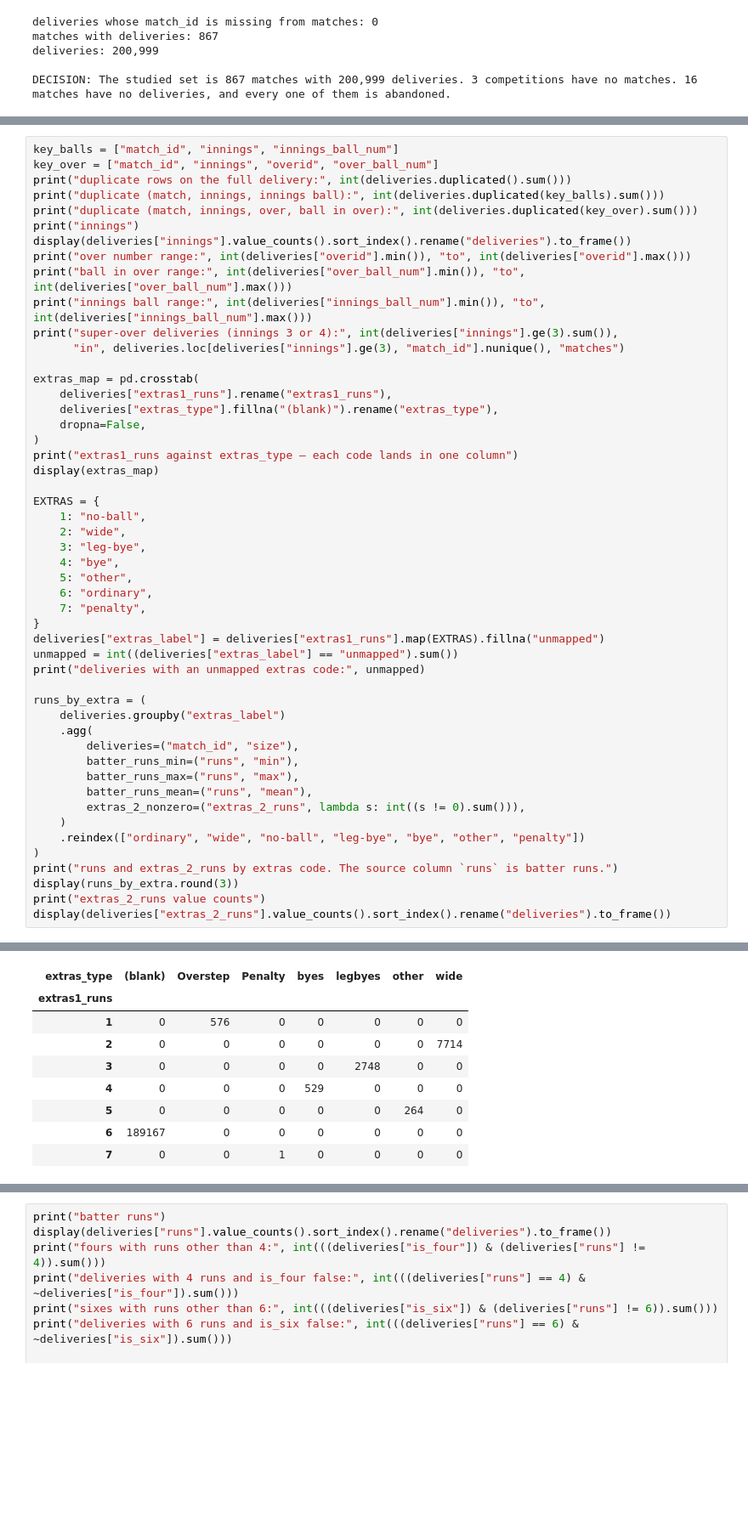
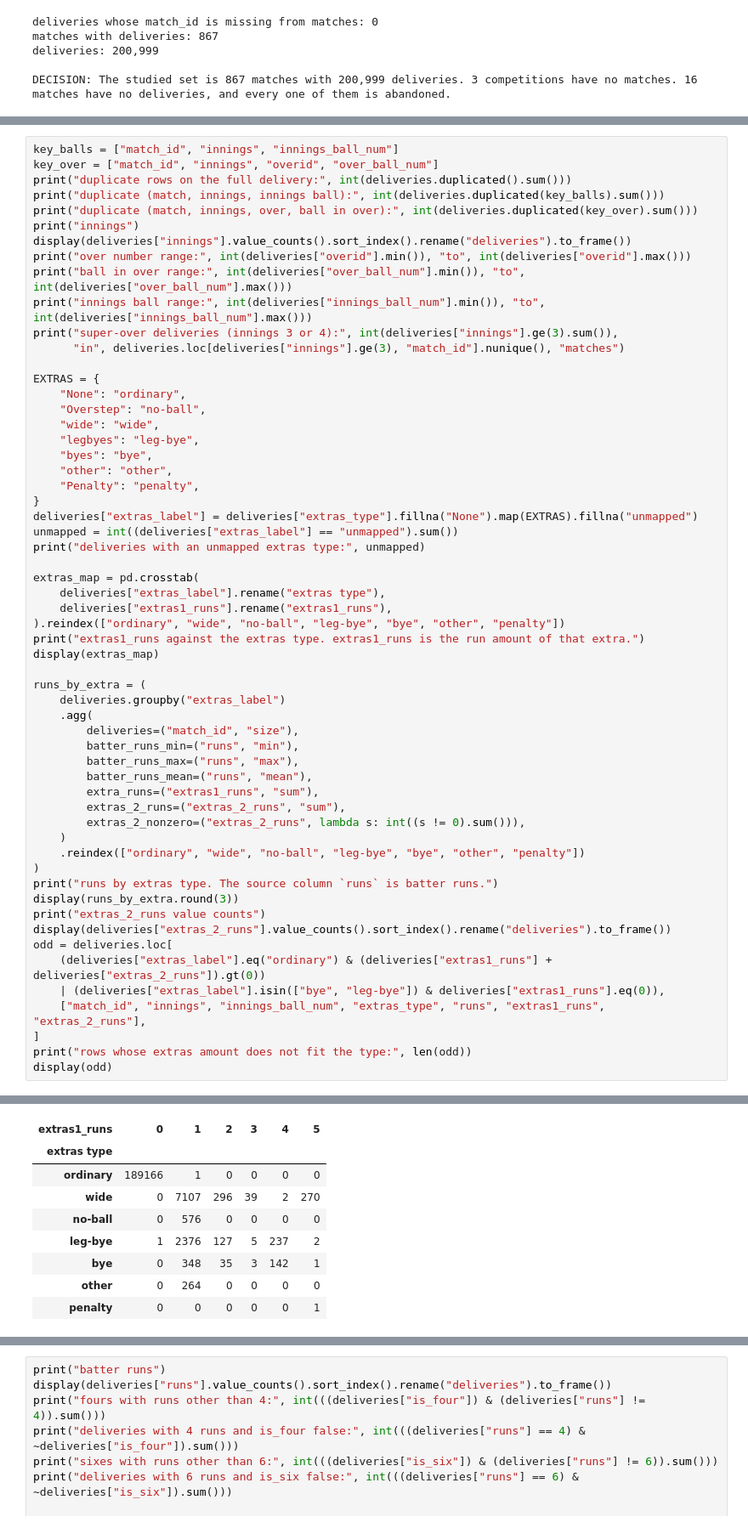
Before and after one commit to amspsingh04/supeRR, a Jupyter notebook: data_exploration.ipynb, the cells around one changed output, grey strips where cells are left out. Shown at 85% size. Saved outputs shown, nothing was run; the diff lists cells and outputs as text; blank space fills up the shorter version.

```diff
--- a/data_exploration.ipynb
+++ b/data_exploration.ipynb
@@ -198,26 +198,25 @@ print("innings ball range:", int(deliveries["innings_ball_num"].min()), "to", in
 print("super-over deliveries (innings 3 or 4):", int(deliveries["innings"].ge(3).sum()),
       "in", deliveries.loc[deliveries["innings"].ge(3), "match_id"].nunique(), "matches")
 
+EXTRAS = {
+    "None": "ordinary",
+    "Overstep": "no-ball",
+    "wide": "wide",
+    "legbyes": "leg-bye",
+    "byes": "bye",
+    "other": "other",
+    "Penalty": "penalty",
+}
+deliveries["extras_label"] = deliveries["extras_type"].fillna("None").map(EXTRAS).fillna("unmapped")
+unmapped = int((deliveries["extras_label"] == "unmapped").sum())
+print("deliveries with an unmapped extras type:", unmapped)
+
 extras_map = pd.crosstab(
+    deliveries["extras_label"].rename("extras type"),
     deliveries["extras1_runs"].rename("extras1_runs"),
-    deliveries["extras_type"].fillna("(blank)").rename("extras_type"),
-    dropna=False,
-)
-print("extras1_runs against extras_type — each code lands in one column")
+).reindex(["ordinary", "wide", "no-ball", "leg-bye", "bye", "other", "penalty"])
+print("extras1_runs against the extras type. extras1_runs is the run amount of that extra.")
 display(extras_map)
-
-EXTRAS = {
-    1: "no-ball",
-    2: "wide",
-    3: "leg-bye",
-    4: "bye",
-    5: "other",
-    6: "ordinary",
-    7: "penalty",
-}
-deliveries["extras_label"] = deliveries["extras1_runs"].map(EXTRAS).fillna("unmapped")
-unmapped = int((deliveries["extras_label"] == "unmapped").sum())
-print("deliveries with an unmapped extras code:", unmapped)
 
 runs_by_extra = (
     deliveries.groupby("extras_label")
@@ -226,14 +225,23 @@ runs_by_extra = (
         batter_runs_min=("runs", "min"),
         batter_runs_max=("runs", "max"),
         batter_runs_mean=("runs", "mean"),
+        extra_runs=("extras1_runs", "sum"),
+        extras_2_runs=("extras_2_runs", "sum"),
         extras_2_nonzero=("extras_2_runs", lambda s: int((s != 0).sum())),
     )
     .reindex(["ordinary", "wide", "no-ball", "leg-bye", "bye", "other", "penalty"])
 )
-print("runs and extras_2_runs by extras code. The source column `runs` is batter runs.")
+print("runs by extras type. The source column `runs` is batter runs.")
 display(runs_by_extra.round(3))
 print("extras_2_runs value counts")
 display(deliveries["extras_2_runs"].value_counts().sort_index().rename("deliveries").to_frame())
+odd = deliveries.loc[
+    (deliveries["extras_label"].eq("ordinary") & (deliveries["extras1_runs"] + deliveries["extras_2_runs"]).gt(0))
+    | (deliveries["extras_label"].isin(["bye", "leg-bye"]) & deliveries["extras1_runs"].eq(0)),
+    ["match_id", "innings", "innings_ball_num", "extras_type", "runs", "extras1_runs", "extras_2_runs"],
+]
+print("rows whose extras amount does not fit the type:", len(odd))
+display(odd)
 # %% [output]
 duplicate rows on the full delivery: 0
 duplicate (match, innings, innings ball): 0
@@ -253,9 +262,9 @@ extras1_runs against extras_type — each code lands in one column
-| extras_type | (blank) | Overstep | Penalty | byes | legbyes | other | wide |
-| extras1_runs |  |  |  |  |  |  |  |
-| 1 | 0 | 576 | 0 | 0 | 0 | 0 | 0 |
-| 2 | 0 | 0 | 0 | 0 | 0 | 0 | 7714 |
-| 3 | 0 | 0 | 0 | 0 | 2748 | 0 | 0 |
-| 4 | 0 | 0 | 0 | 529 | 0 | 0 | 0 |
-| 5 | 0 | 0 | 0 | 0 | 0 | 264 | 0 |
-| 6 | 189167 | 0 | 0 | 0 | 0 | 0 | 0 |
-| 7 | 0 | 0 | 1 | 0 | 0 | 0 | 0 |
+| extras1_runs | 0 | 1 | 2 | 3 | 4 | 5 |
+| extras type |  |  |  |  |  |  |
+| ordinary | 189166 | 1 | 0 | 0 | 0 | 0 |
+| wide | 0 | 7107 | 296 | 39 | 2 | 270 |
+| no-ball | 0 | 576 | 0 | 0 | 0 | 0 |
+| leg-bye | 1 | 2376 | 127 | 5 | 237 | 2 |
+| bye | 0 | 348 | 35 | 3 | 142 | 1 |
+| other | 0 | 264 | 0 | 0 | 0 | 0 |
+| penalty | 0 | 0 | 0 | 0 | 0 | 1 |
```
Also changed, not shown: parts of 5 cells of this notebook, 33 other files.
